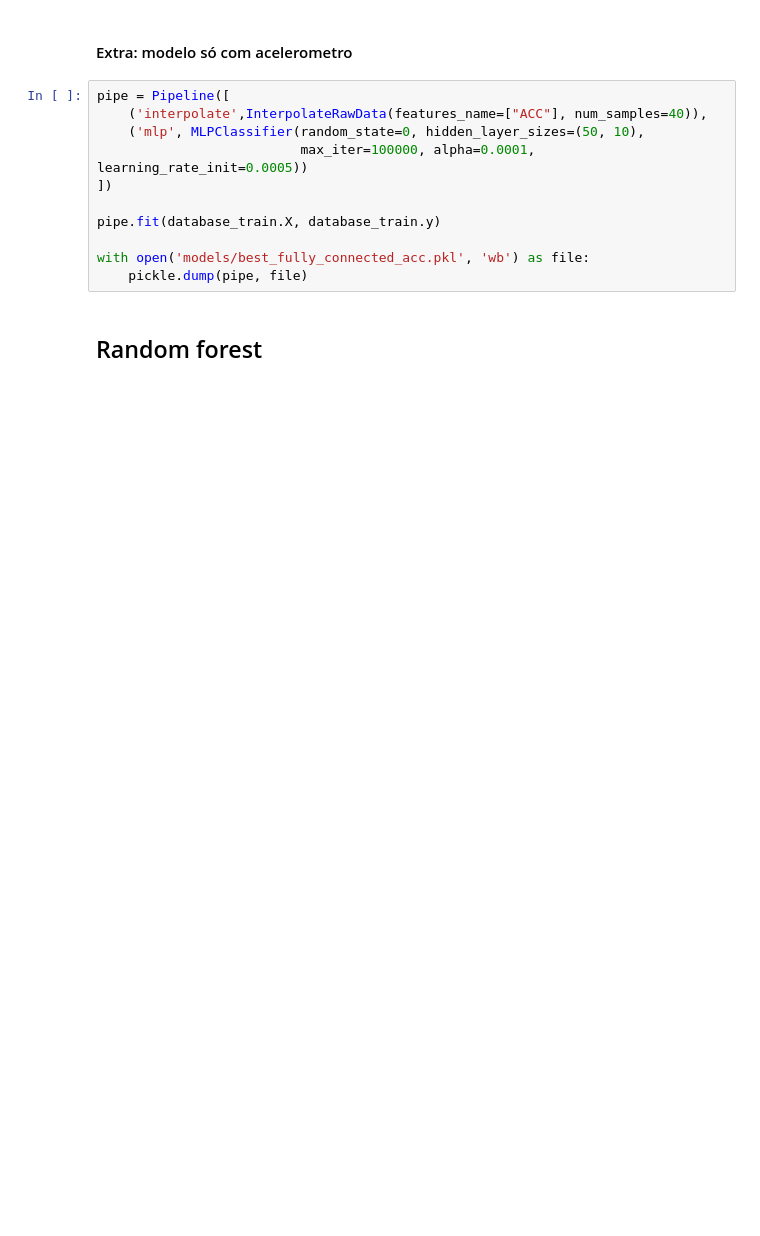
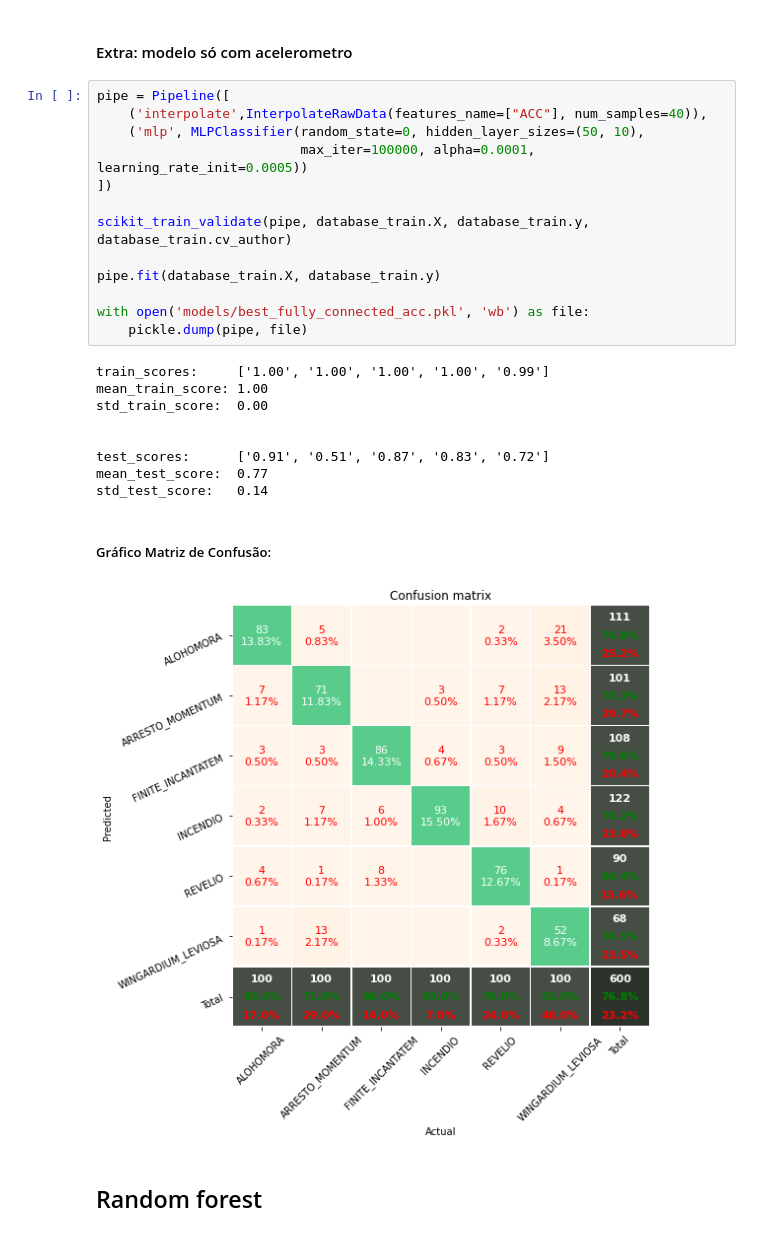
Before and after one commit to HeitorBRaymundo/mc906, a Jupyter notebook: prj3/Comparando melhores resultados.ipynb, the cells around one changed output. Cells and saved outputs as stored; diff of their text form; blank space fills up the shorter version.

```diff
--- a/prj3/Comparando melhores resultados.ipynb
+++ b/prj3/Comparando melhores resultados.ipynb
@@ -85,14 +115,27 @@ Matriz Confusão Teste Final:
 # %%
 pipe = Pipeline([
     ('interpolate',InterpolateRawData(features_name=["ACC"], num_samples=40)),
     ('mlp', MLPClassifier(random_state=0, hidden_layer_sizes=(50, 10),
                           max_iter=100000, alpha=0.0001, learning_rate_init=0.0005))
 ])
 
+scikit_train_validate(pipe, database_train.X, database_train.y, database_train.cv_author)
+
 pipe.fit(database_train.X, database_train.y)
 
 with open('models/best_fully_connected_acc.pkl', 'wb') as file:
     pickle.dump(pipe, file)
+# %% [output]
+train_scores:     ['1.00', '1.00', '1.00', '1.00', '0.99']
+mean_train_score: 1.00
+std_train_score:  0.00
+
+
+test_scores:      ['0.91', '0.51', '0.87', '0.83', '0.72']
+mean_test_score:  0.77
+std_test_score:   0.14
+Gráfico Matriz de Confusão:
+[figure, added]
 # %% [markdown]
 ## Random forest
 # %%
```
Also changed, not shown: parts of 7 cells of this notebook, 1 other file.
